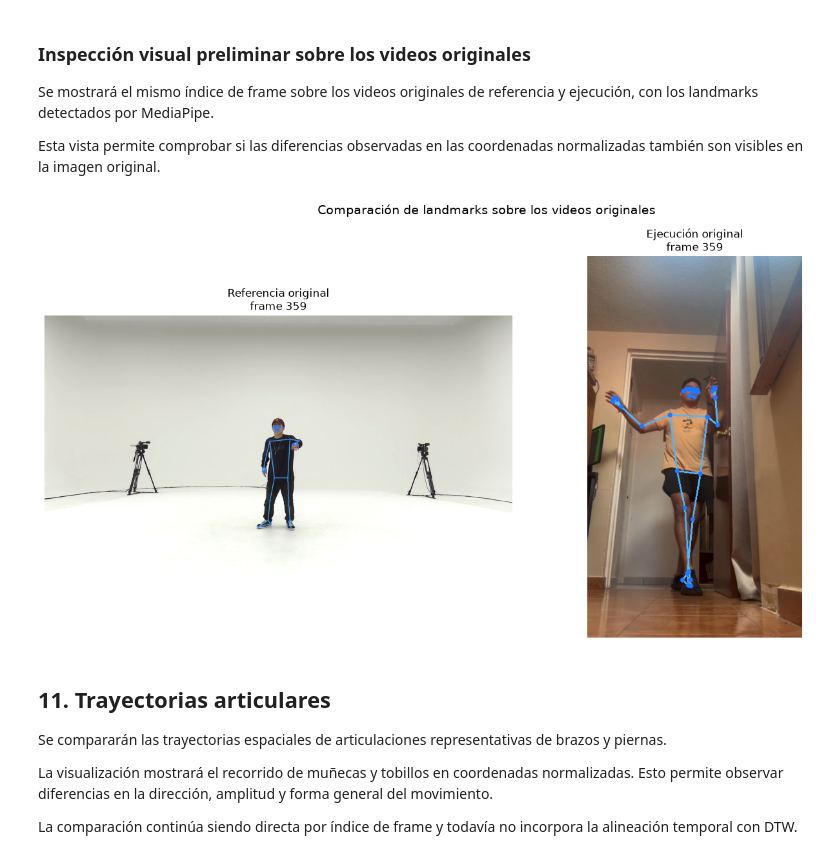
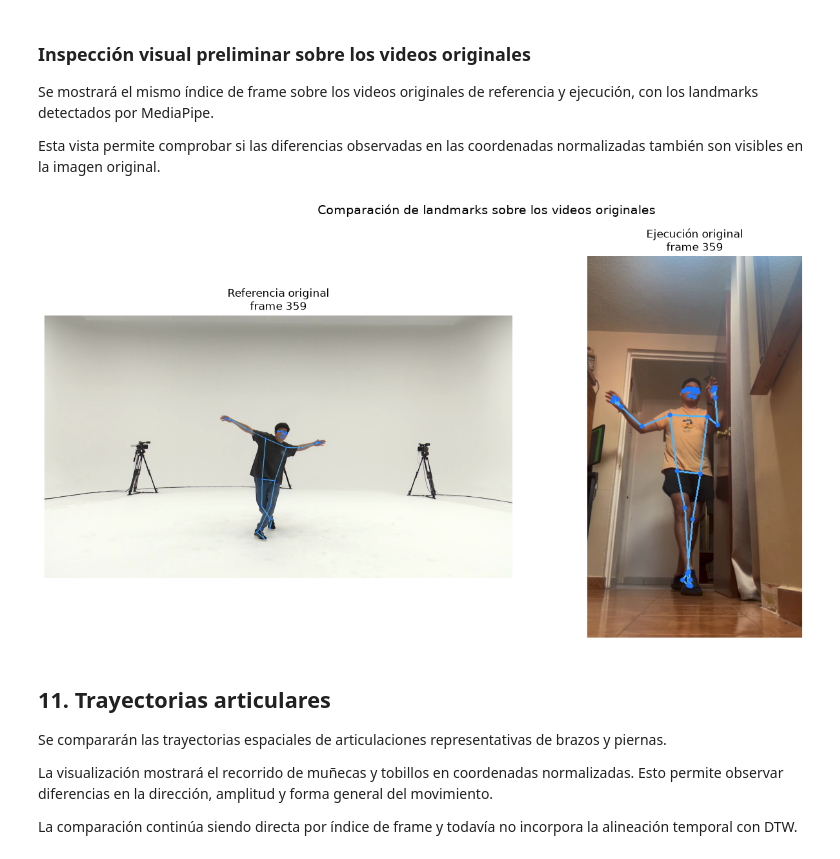
Before and after one commit to actdavidmc/mitotl-ia, a Jupyter notebook: notebooks/04_comparacion_poses_trayectorias.ipynb, the cells around one changed output. Cells and saved outputs as stored; diff of their text form; code cells hidden in the pictures.

```diff
--- a/notebooks/04_comparacion_poses_trayectorias.ipynb
+++ b/notebooks/04_comparacion_poses_trayectorias.ipynb
@@ -117,7 +117,7 @@ secuencias se implementarán posteriormente mediante DTW en el Notebook 05.
 REFERENCE_DIR = PROJECT_ROOT / "data" / "raw" / "reference"
 EXECUTION_DIR = PROJECT_ROOT / "data" / "raw" / "execution"
 
-REFERENCE_VIDEO_NAME = "gPO_sBM_c01_d10_mPO0_ch01.mp4"
+REFERENCE_VIDEO_NAME = "gBR_sBM_c01_d04_mBR0_ch01.mp4"
 reference_video_path = REFERENCE_DIR / REFERENCE_VIDEO_NAME
 
 execution_candidates = sorted(path for path in EXECUTION_DIR.iterdir() if path.is_file() and path.suffix.lower() in {".mp4", ".mov", ".webm", ".avi", ".mkv"})
@@ -226,7 +226,7 @@ Como las secuencias tienen distinta duración, inicialmente se inspeccionará
 su estructura sin asumir todavía una alineación temporal completa. La
 alineación mediante DTW se implementará posteriormente en el Notebook 05.
 # %%
-REFERENCE_FEATURES_PATH = (PROJECT_ROOT / "data" / "derived" / "features" / "gPO_sBM_c01_d10_mPO0_ch01_features.json")
+REFERENCE_FEATURES_PATH = (PROJECT_ROOT / "data" / "derived" / "features" / "gBR_sBM_c01_d04_mBR0_ch01_features.json")
 
 EXECUTION_FEATURES_PATH = (PROJECT_ROOT/ "data" / "derived" / "features" / "execution_sBM_personal_01_features.json")
 
@@ -657,7 +657,7 @@ y ejecución, con los landmarks detectados por MediaPipe.
 Esta vista permite comprobar si las diferencias observadas en las coordenadas
 normalizadas también son visibles en la imagen original.
 # %%
-REFERENCE_POSE_PATH = PROJECT_ROOT / "data" / "derived" / "pose" / "gPO_sBM_c01_d10_mPO0_ch01_pose.json"
+REFERENCE_POSE_PATH = PROJECT_ROOT / "data" / "derived" / "pose" / "gBR_sBM_c01_d04_mBR0_ch01_pose.json"
 EXECUTION_POSE_PATH = PROJECT_ROOT / "data" / "derived" / "pose" / "execution_sBM_personal_01_pose.json"
 
 with REFERENCE_POSE_PATH.open("r", encoding="utf-8") as file:
@@ -694,34 +694,34 @@ def draw_pose_on_frame(image, frame):
 
     for landmark in landmarks.values():
         point = (int(landmark["x"] * width), int(landmark["y"] * height))
         cv2.circle(annotated_image, point, radius=4, color=(30, 120, 255), thickness=-1)
 
     return annotated_image
 
 raw_reference_frame = reference_raw_frames[comparison_frame_index]
 raw_execution_frame = execution_raw_frames[comparison_frame_index]
 
 reference_image = read_video_frame(reference_video_path, comparison_frame_index)
 execution_image = read_video_frame(execution_video_path, comparison_frame_index)
 
 reference_annotated = draw_pose_on_frame(reference_image, raw_reference_frame)
 execution_annotated = draw_pose_on_frame(execution_image, raw_execution_frame)
 
 fig, axes = plt.subplots(1, 2, figsize=(14, 7))
 
 axes[0].imshow(reference_annotated)
 axes[0].set_title(f"Referencia original\nframe {comparison_frame_index}")
 axes[0].axis("off")
 
 axes[1].imshow(execution_annotated)
 axes[1].set_title(f"Ejecución original\nframe {comparison_frame_index}")
 axes[1].axis("off")
 
 fig.suptitle("Comparación de landmarks sobre los videos originales", fontsize=14)
 plt.tight_layout()
 plt.show()
 # %% [output]
-[figure, old version]
+[figure, new version]
 # %% [markdown]
 ## 11. Trayectorias articulares
 
```
Also changed, not shown: parts of 14 cells of this notebook, 3 other files.
